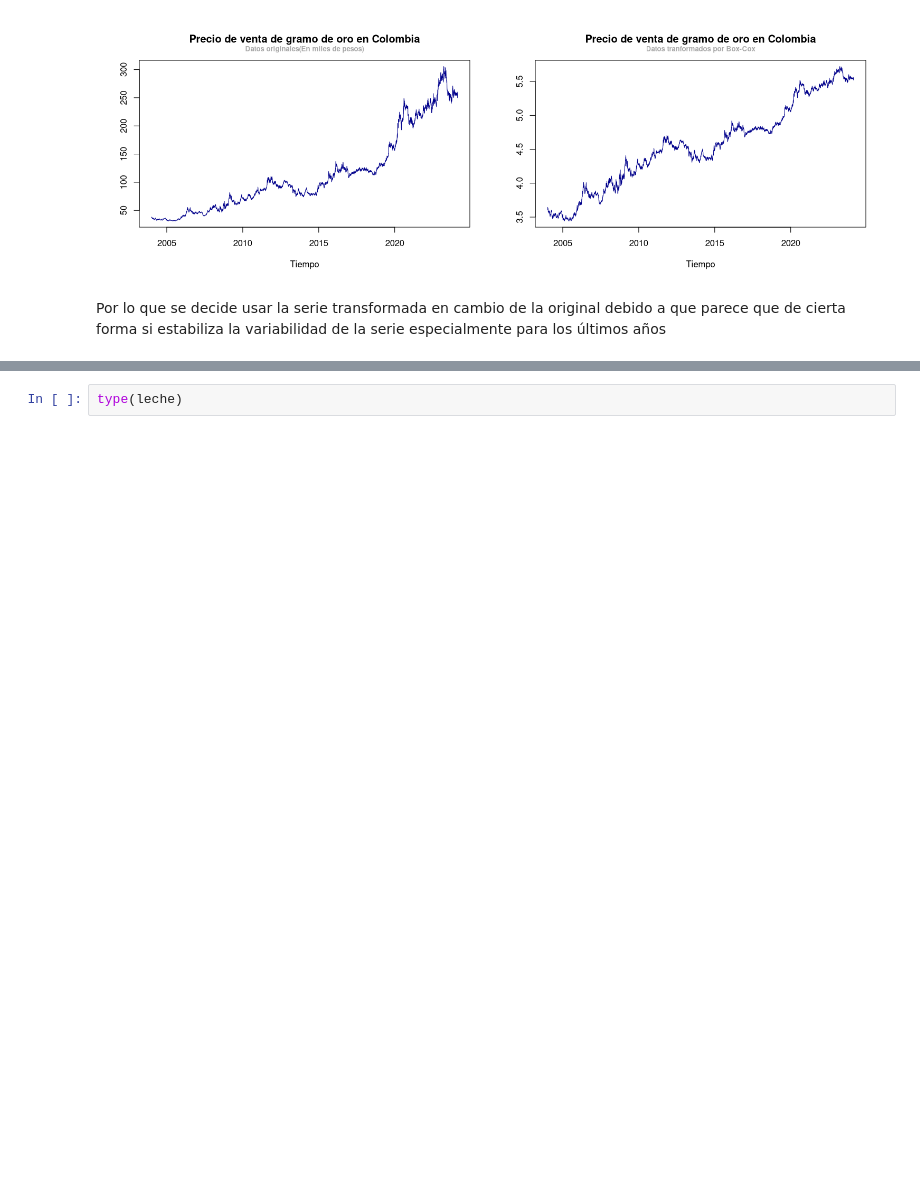
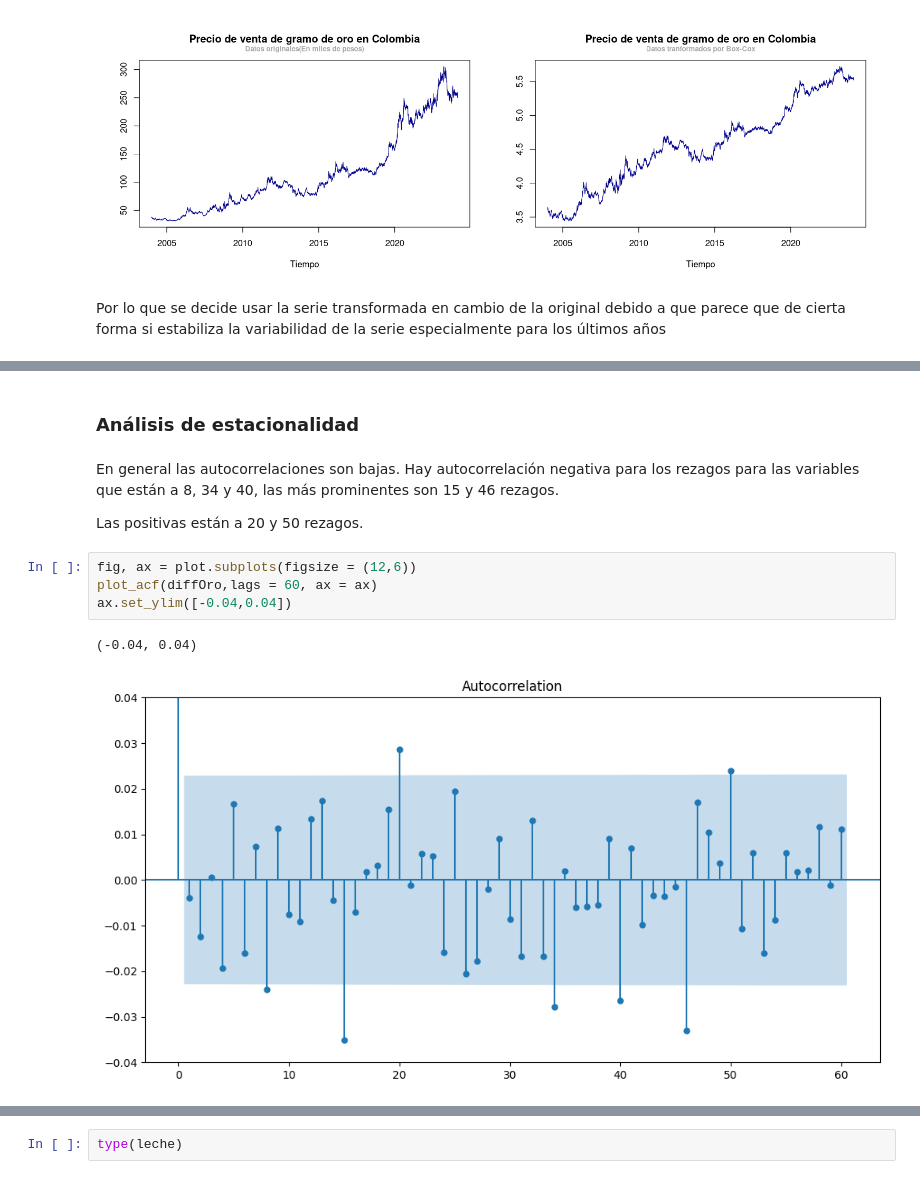
Before and after one commit to Mendivenson/Series-de-tiempo, a Jupyter notebook: Avance 2/Avance 2.ipynb, the cells around one changed output, grey strips where cells are left out. Drawn from its saved outputs; the diff is of its cells as text; blank space fills up the shorter version.

```diff
--- a/Avance 2/Avance 2.ipynb
+++ b/Avance 2/Avance 2.ipynb
@@ -171,0 +178,13 @@ Para los árboles de decisión, tendremos en cuenta lo encontrado en la sección
+# %% [markdown]
+### **Análisis de estacionalidad**
+# %% [markdown]
+En general las autocorrelaciones son bajas. Hay autocorrelación negativa para los rezagos para las variables que están a 8, 34 y 40, las más prominentes son 15 y 46 rezagos.
+
+Las positivas están a 20 y 50 rezagos.
+# %%
+fig, ax = plot.subplots(figsize = (12,6))
+plot_acf(diffOro,lags = 60, ax = ax)
+ax.set_ylim([-0.04,0.04])
+# %% [output]
+(-0.04, 0.04)
+[figure, added]
```
Also changed, not shown: parts of 46 cells of this notebook, 3 other files.
